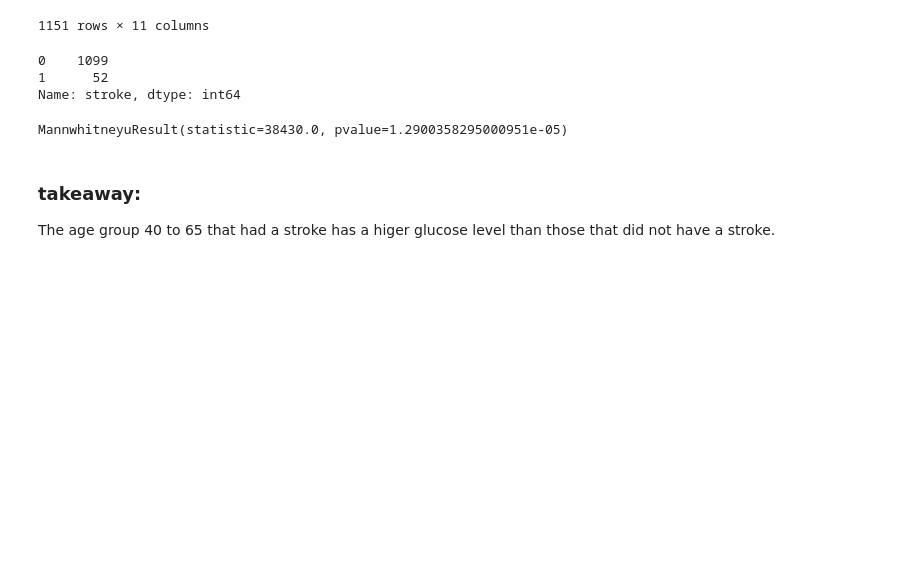
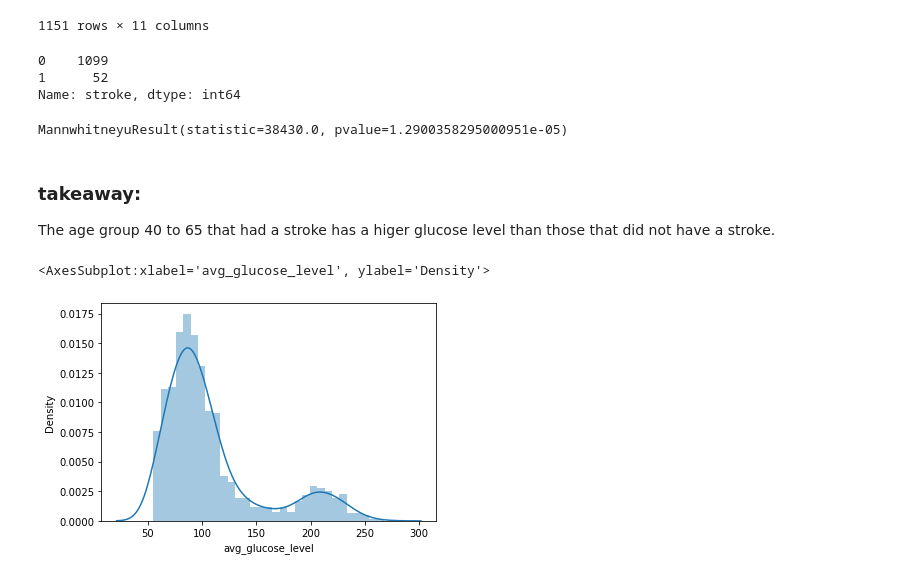
Before and after one commit to stroke-predictors/germain-capstone-stoke-prediction, a Jupyter notebook: randy_risk_testing.ipynb, the cells around one changed output. Cells and saved outputs as stored; diff of their text form; code cells hidden in the pictures; blank space fills up the shorter version.

```diff
--- a/randy_risk_testing.ipynb
+++ b/randy_risk_testing.ipynb
@@ -136,3 +136,8 @@ MannwhitneyuResult(statistic=38430.0, pvalue=1.2900358295000951e-05)
 # %% [markdown]
 ### takeaway:
 The age group 40 to 65 that had a stroke has a higer glucose level than those that did not have a stroke.
+# %%
+sns.distplot(train_subset1.avg_glucose_level)
+# %% [output]
+<AxesSubplot:xlabel='avg_glucose_level', ylabel='Density'>
+[figure, added]
```
Also changed, not shown: parts of 5 cells of this notebook.
